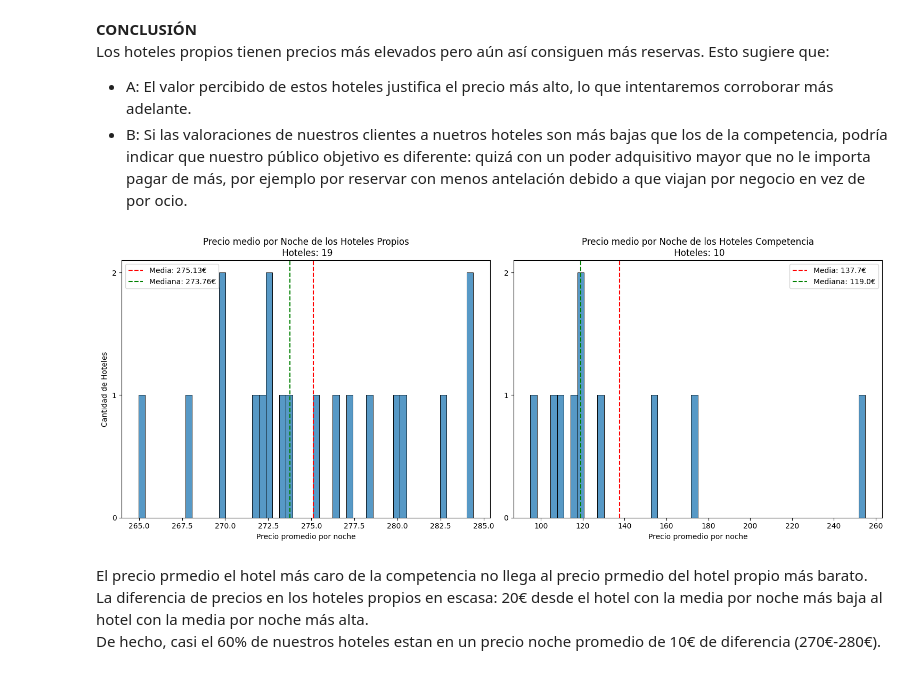
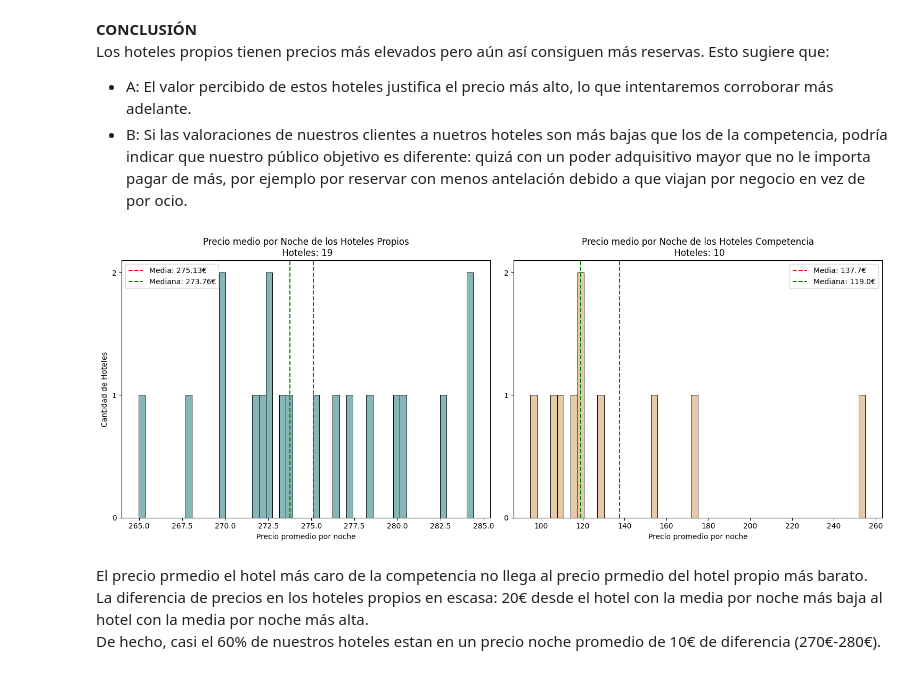
Before and after one commit to Vic4s/ETL_Hoteles, a Jupyter notebook: notebooks_final/graficos_final.ipynb, the cells around one changed output. Cells and saved outputs as stored; diff of their text form; code cells hidden in the pictures.

```diff
--- a/notebooks_final/graficos_final.ipynb
+++ b/notebooks_final/graficos_final.ipynb
@@ -94,36 +96,36 @@ total_hoteles_propios = df_media_precio_hoteles_propios.shape[0]
 media_precio_propios = df_media_precio_hoteles_propios["precio_noche"].mean()
 mediana_precio_propios = df_media_precio_hoteles_propios["precio_noche"].median()
 
 df_media_precio_hoteles_competencia = df_competencia.groupby("nombre_hotel")["precio_noche"].mean().reset_index()
 total_hoteles_competencia = df_media_precio_hoteles_competencia.shape[0]
 media_precio_competencia = df_media_precio_hoteles_competencia["precio_noche"].mean()
 mediana_precio_competencia = df_media_precio_hoteles_competencia["precio_noche"].median()
 
 
 fig, axes = plt.subplots(1, 2, figsize=(15, 6))
 
-sns.histplot(df_media_precio_hoteles_propios["precio_noche"], bins=50, ax=axes[0])
+sns.histplot(df_media_precio_hoteles_propios["precio_noche"], bins=50, ax=axes[0], color="cadetblue")
 axes[0].set_title(f"Precio medio por Noche de los Hoteles Propios\n Hoteles: {total_hoteles_propios}")
 axes[0].set_xlabel("Precio promedio por noche")
 axes[0].set_ylabel("Cantidad de Hoteles")
 axes[0].axvline(media_precio_propios, color="red", linestyle="dashed", label=(f"Media: {round(media_precio_propios, 2)}€"))
 axes[0].axvline(mediana_precio_propios, color="green", linestyle="dashed", label=(f"Mediana: {round(mediana_precio_propios, 2)}€"))
 axes[0].set_yticks(np.arange(0, 3, 1))
 axes[0].legend()
 
-sns.histplot(df_media_precio_hoteles_competencia["precio_noche"], bins=50, ax=axes[1])
+sns.histplot(df_media_precio_hoteles_competencia["precio_noche"], bins=50, ax=axes[1], color="burlywood")
 axes[1].set_title(f"Precio medio por Noche de los Hoteles Competencia\n Hoteles: {total_hoteles_competencia}")
 axes[1].set_xlabel("Precio promedio por noche")
 axes[1].set_ylabel("")
 axes[1].axvline(media_precio_competencia, color="red", linestyle="dashed", label=(f"Media: {round(media_precio_competencia, 2)}€"))
 axes[1].axvline(mediana_precio_competencia, color="green", linestyle="dashed", label=(f"Mediana: {round(mediana_precio_competencia, 2)}€"))
 axes[1].set_yticks(np.arange(0, 3, 1))
 axes[1].legend()
 
 plt.tight_layout()
 plt.show()
 # %% [output]
-[figure, old version]
+[figure, new version]
 # %% [markdown]
 El precio prmedio el hotel más caro de la competencia no llega al precio prmedio del hotel propio más barato.
 La diferencia de precios en los hoteles propios en escasa: 20€ desde el hotel con la media por noche más baja al hotel con la media por noche más alta.
```
Also changed, not shown: parts of 48 cells of this notebook.
